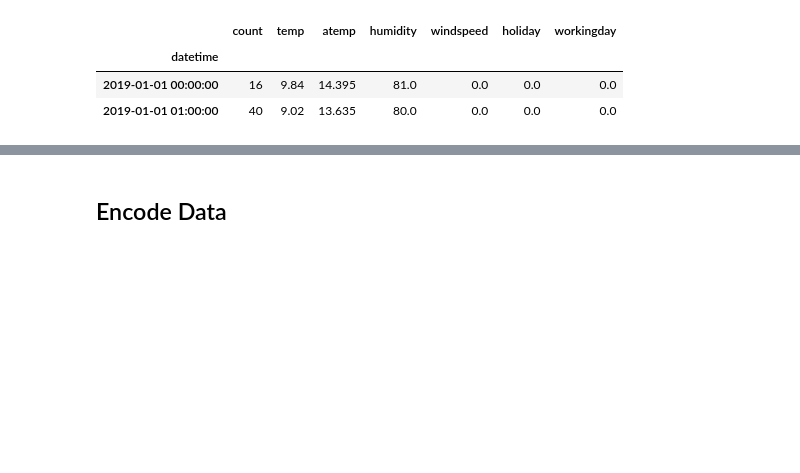
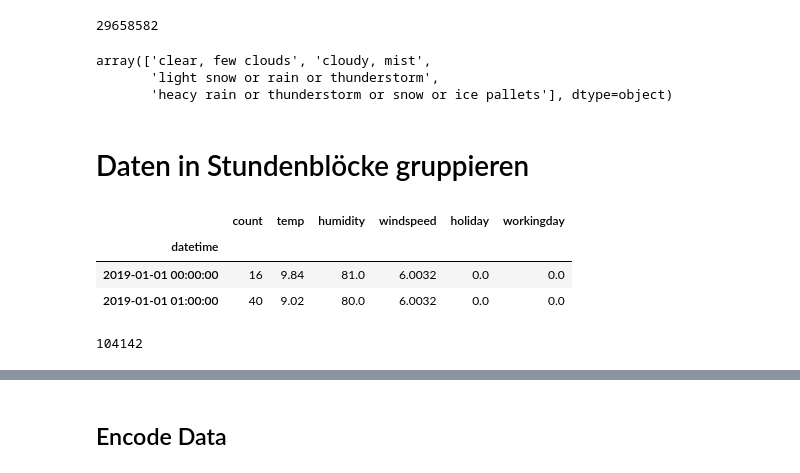
Before and after one commit to LeonBeyer123/Business_Intelligence, a Jupyter notebook: forecast.ipynb, the cells around one changed output, grey strips where cells are left out. Cells and saved outputs as stored; diff of their text form; code cells hidden in the pictures; blank space fills up the shorter version.

```diff
--- a/forecast.ipynb
+++ b/forecast.ipynb
@@ -8,7 +8,8 @@ import seaborn as sns
 datasource = pq.read_table("escooter_history.parquet")
 
 dataset = datasource.to_pandas()
-
+dataset = dataset[dataset.humidity!= 0]
+dataset['windspeed'].replace(to_replace=0.0, method='bfill', inplace=True)
 dataset
 # %% [output]
 |  | datetime | holiday | workingday | weather | temp | atemp | humidity | windspeed | registered_customer |
@@ -27,25 +28,40 @@ dataset
+# %%
+dataset.size
+# %% [output]
+29658582
+# %%
+dataset['weather'].unique()
+# %% [output]
+array(['clear, few clouds', 'cloudy, mist',
+       'light snow or rain or thunderstorm',
+       'heacy rain or thunderstorm or snow or ice pallets'], dtype=object)
+# %% [markdown]
+# Daten in Stundenblöcke gruppieren
 # %%
 
 
-#print(weekdays)
 hourly_dataset = dataset.resample('H', on="datetime").agg({
     'registered_customer': ['count'],
     'temp': ['mean'],
-    'atemp': ['mean'],
+    #'atemp': ['mean'],
+    #'weather': ['first'],
     'humidity': ['mean'],
     'windspeed': ['mean'],
     'holiday': ['first'],
     'workingday': ['first']
 })
 hourly_dataset.columns = hourly_dataset.columns.droplevel(1)
 hourly_dataset.rename({'registered_customer': 'count'}, axis=1, inplace=True)
 #hourly_dataset.drop('Weekday')
 hourly_dataset.head(2)
 # %% [output]
-|  | count | temp | atemp | humidity | windspeed | holiday | workingday |
-| datetime |  |  |  |  |  |  |  |
-| 2019-01-01 00:00:00 | 16 | 9.84 | 14.395 | 81.0 | 0.0 | 0.0 | 0.0 |
-| 2019-01-01 01:00:00 | 40 | 9.02 | 13.635 | 80.0 | 0.0 | 0.0 | 0.0 |
+|  | count | temp | humidity | windspeed | holiday | workingday |
+| datetime |  |  |  |  |  |  |
+| 2019-01-01 00:00:00 | 16 | 9.84 | 81.0 | 6.0032 | 0.0 | 0.0 |
+| 2019-01-01 01:00:00 | 40 | 9.02 | 80.0 | 6.0032 | 0.0 | 0.0 |
 # %%
 hourly_dataset.isnull().values.any()
 hourly_dataset.dropna(inplace=True)
+hourly_dataset.size
+# %% [output]
+104142
```
Also changed, not shown: parts of 29 cells of this notebook.
